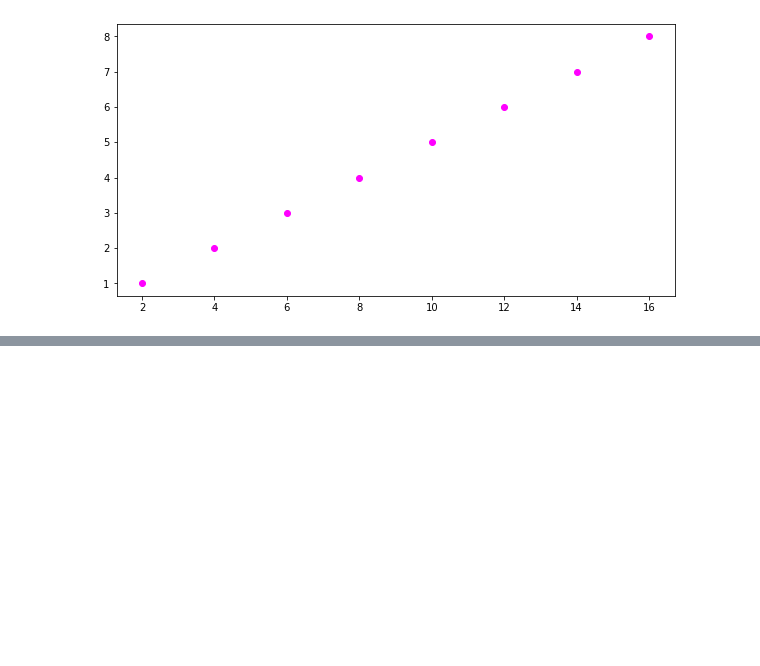
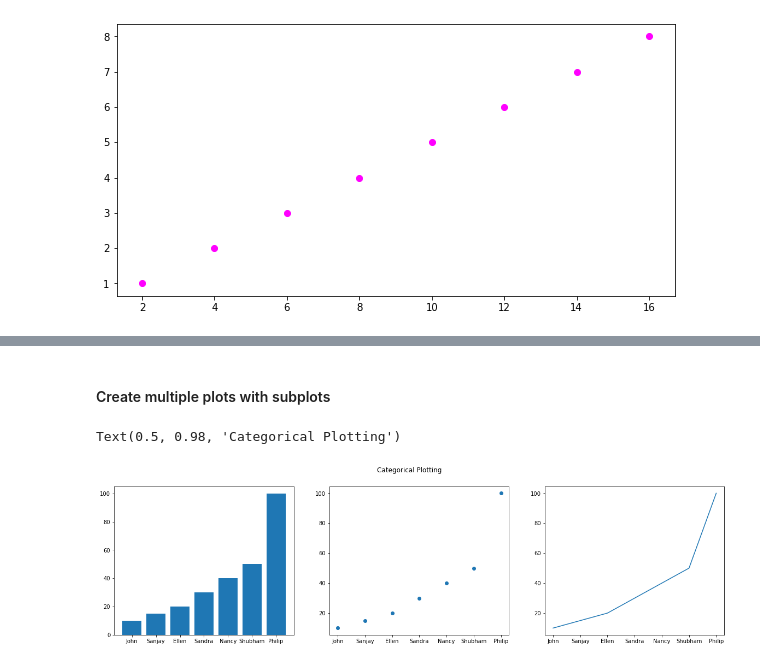
Before and after one commit to pwahane/tutorials, a Jupyter notebook: visualisation.ipynb, the cells around one changed output, grey strips where cells are left out. Drawn from its saved outputs; the diff is of its cells as text; code cells hidden in the pictures; blank space fills up the shorter version.

Commit message:
Add subplots

```diff
--- a/visualisation.ipynb
+++ b/visualisation.ipynb
@@ -38,0 +48,16 @@ plt.scatter(x,y,c='magenta')
+# %% [markdown]
+#### Create multiple plots with subplots
+# %%
+classes = ['John','Sanjay','Ellen','Sandra','Nancy','Shubham','Philip']
+scores = [10,15,20,30,40,50,100]
+plt.figure(figsize=(20,5))
+plt.subplot(131)
+plt.bar(classes,scores)
+plt.subplot(132)
+plt.scatter(classes,scores)
+plt.subplot(133)
+plt.plot(classes,scores)
+plt.suptitle('Categorical Plotting')
+# %% [output]
+Text(0.5, 0.98, 'Categorical Plotting')
+[figure, added]
```
Also changed, not shown: parts of 2 cells of this notebook, 1 other file.
